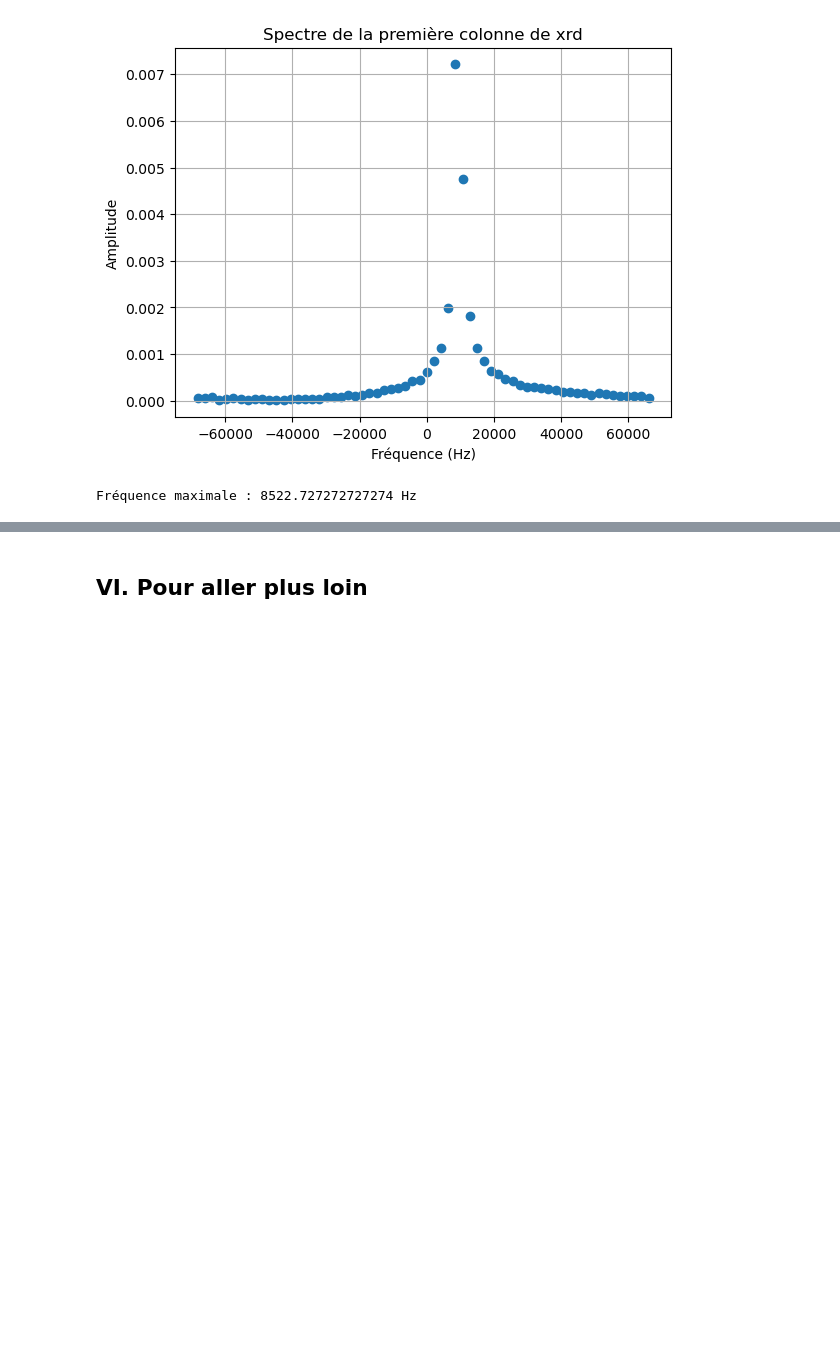
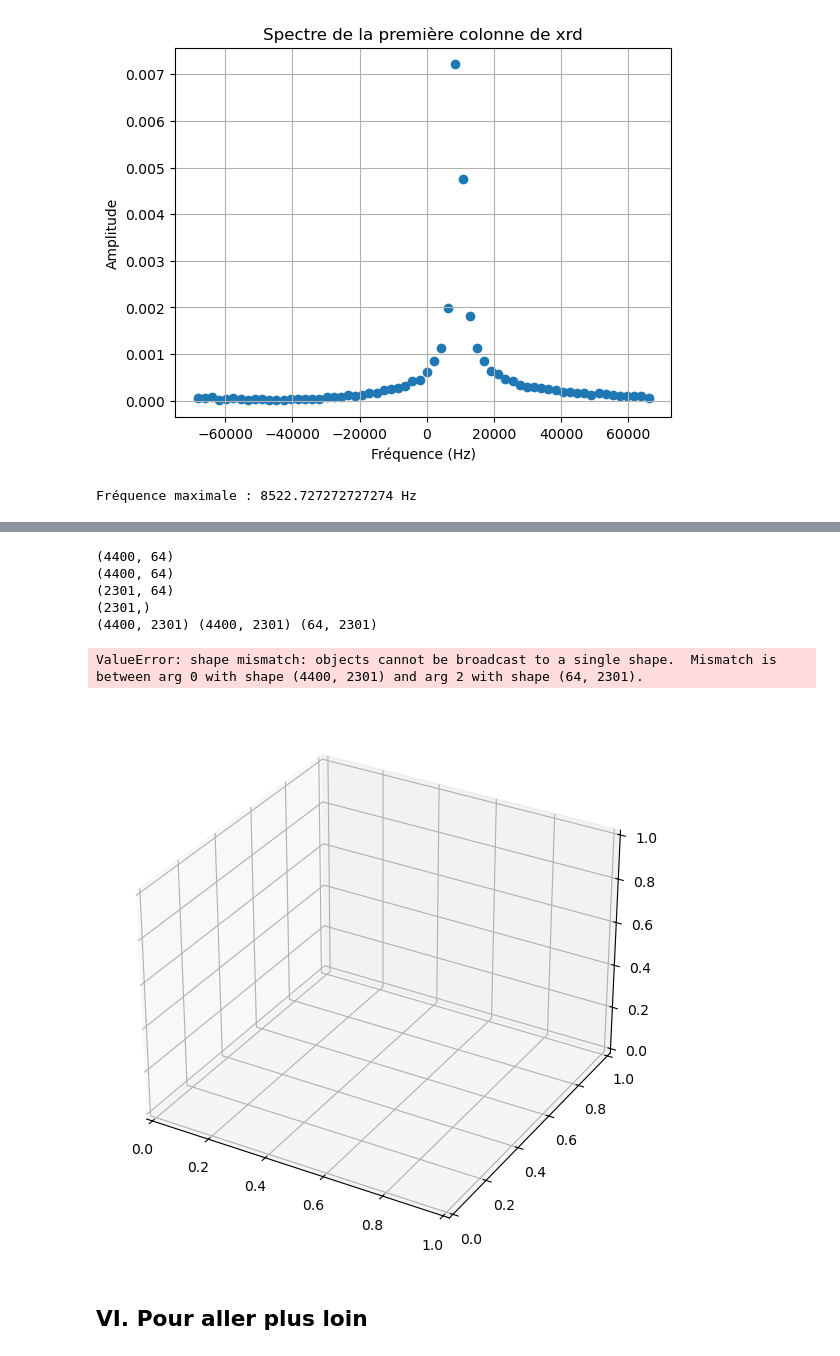
Before and after one commit to noamguillou/Traitement-du-signal-groupe-4, a Jupyter notebook: notebook.ipynb, the cells around one changed output, grey strips where cells are left out. Cells and saved outputs as stored; diff of their text form; code cells hidden in the pictures; blank space fills up the shorter version.

```diff
--- a/notebook.ipynb
+++ b/notebook.ipynb
@@ -296,2 +361,54 @@ _Montrer que c’est également le cas pour chaque ligne de Xrd (il faut regarde
+# %%
+fc = 77*10**9
+B = 150*10**6
+T_chirp = (22/3)*10**(-6)
+c = 3*10**8
+fs =1.2*10**9
+
+ligne_par_ligne = np.array([Xrd[i, :] for i in range(Xrd.shape[0])])
+print(ligne_par_ligne.shape)
+N_lignes = ligne_par_ligne.shape[0]
+N_cols = ligne_par_ligne.shape[1]
+
+XXrd = np.fft.fft(ligne_par_ligne, n=N_lignes, axis=0)   # FFT sur chaque ligne
+freqs2 = np.fft.fftfreq(N_lignes, d=1/fs)       # fréquences positives (Hz)
+vitesse = (freqs2* c) / (2* fc)           # conversion en mètres
+indices_lignes = np.arange(N_lignes)
+
+print(XXrd.shape)
+
+distances = (freqs2 *T_chirp* c) / (2*B)
+distance_max = 200  # distance maximale de la cible (m)
+mask = (distances <= distance_max)
+distances_fin = distances[mask]
+XXrd_fin = XXrd[mask, :]
+print(XXrd_fin.shape)
+
+D, C = np.meshgrid(vitesse[mask], indices_lignes)
+Z = np.abs(XXrd_fin).T   # module de la FFT, transposée pour avoir (N_cols x N_fft//2)
+
+print(vitesse[mask].shape)
+
+print(D.shape, C.shape, Z.shape)
+
+
+#Affichage 3D
+fig5 = plt.figure(figsize=(12, 7))
+ax5 = fig5.add_subplot(111, projection='3d')
+ax5.plot_surface(D, C, Z, cmap='viridis', edgecolor='none')
+ax5.set_xlabel('Vitesse (m/s)')
+ax5.set_ylabel('Indice chirp')
+ax5.set_zlabel('Amplitude de la FFT')
+ax5.set_title('FFT de xrd colonne par colonne')
+plt.tight_layout()
+plt.show()
+# %% [output]
+(4400, 64)
+(4400, 64)
+(2301, 64)
+(2301,)
+(4400, 2301) (4400, 2301) (64, 2301)
+ValueError: shape mismatch: objects cannot be broadcast to a single shape.  Mismatch is between arg 0 with shape (4400, 2301) and arg 2 with shape (64, 2301).
+[figure, added]
 # %% [markdown]
 ## VI. Pour aller plus loin ##
```
Also changed, not shown: parts of 3 cells of this notebook.
